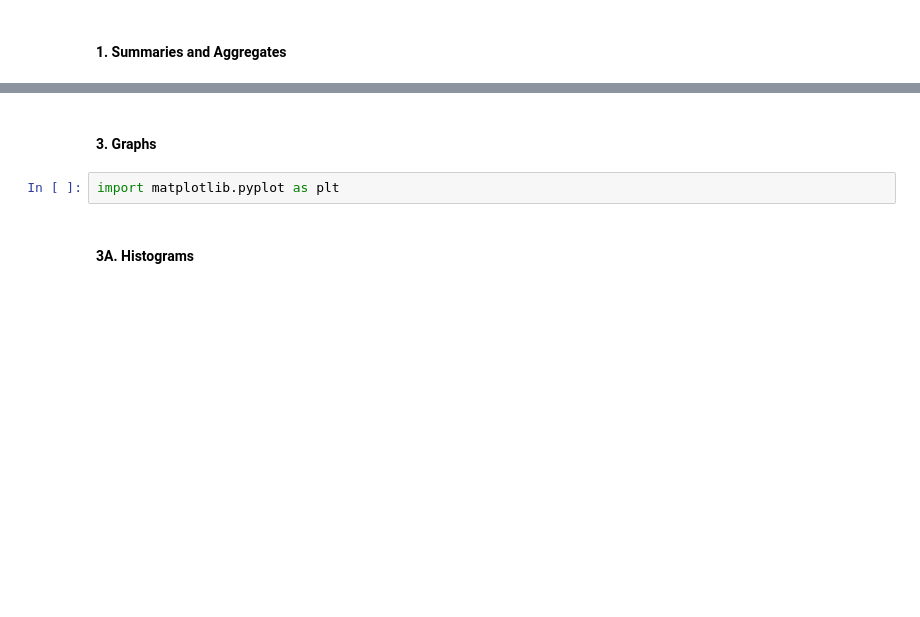
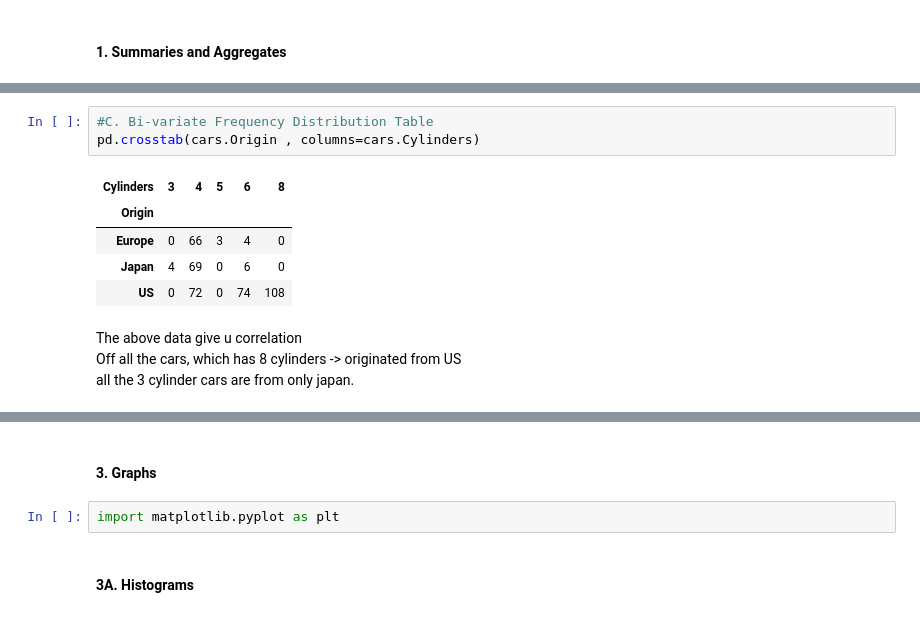
Before and after one commit to GouthamKumar-R/ML, a Jupyter notebook: D20 - IML/Class exercises/IML - S4 - Data Exploration & Data Manipulation .ipynb, the cells around one changed output, grey strips where cells are left out. Drawn from its saved outputs; the diff is of its cells as text; blank space fills up the shorter version.

```diff
--- a/D20 - IML/Class exercises/IML - S4 - Data Exploration & Data Manipulation .ipynb
+++ b/D20 - IML/Class exercises/IML - S4 - Data Exploration & Data Manipulation .ipynb
@@ -42,0 +162,13 @@ cars = pd.read_csv("cars.csv")
+# %%
+#C. Bi-variate Frequency Distribution Table
+pd.crosstab(cars.Origin , columns=cars.Cylinders)
+# %% [output]
+| Cylinders | 3 | 4 | 5 | 6 | 8 |
+| Origin |  |  |  |  |  |
+| Europe | 0 | 66 | 3 | 4 | 0 |
+| Japan | 4 | 69 | 0 | 6 | 0 |
+| US | 0 | 72 | 0 | 74 | 108 |
+# %% [markdown]
+The above data give u correlation <br/>
+Off all the cars, which has 8 cylinders -> originated from US<br/>
+all the 3 cylinder cars are from only japan.<br/>
```
Also changed, not shown: parts of 42 cells of this notebook.
